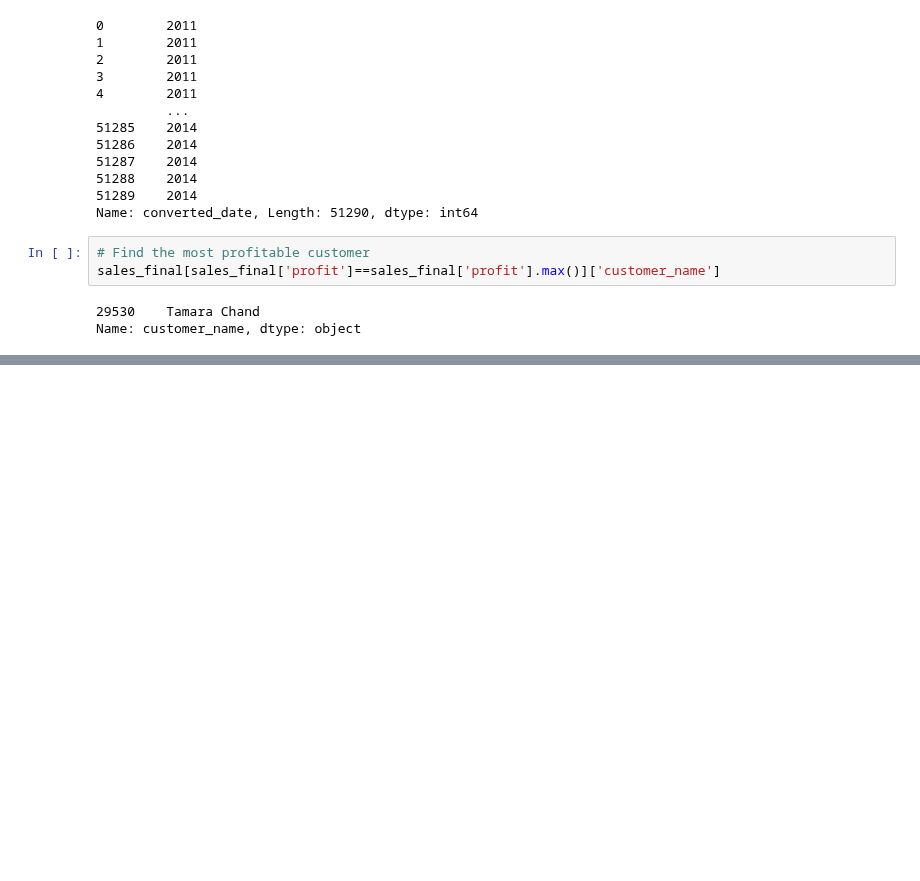
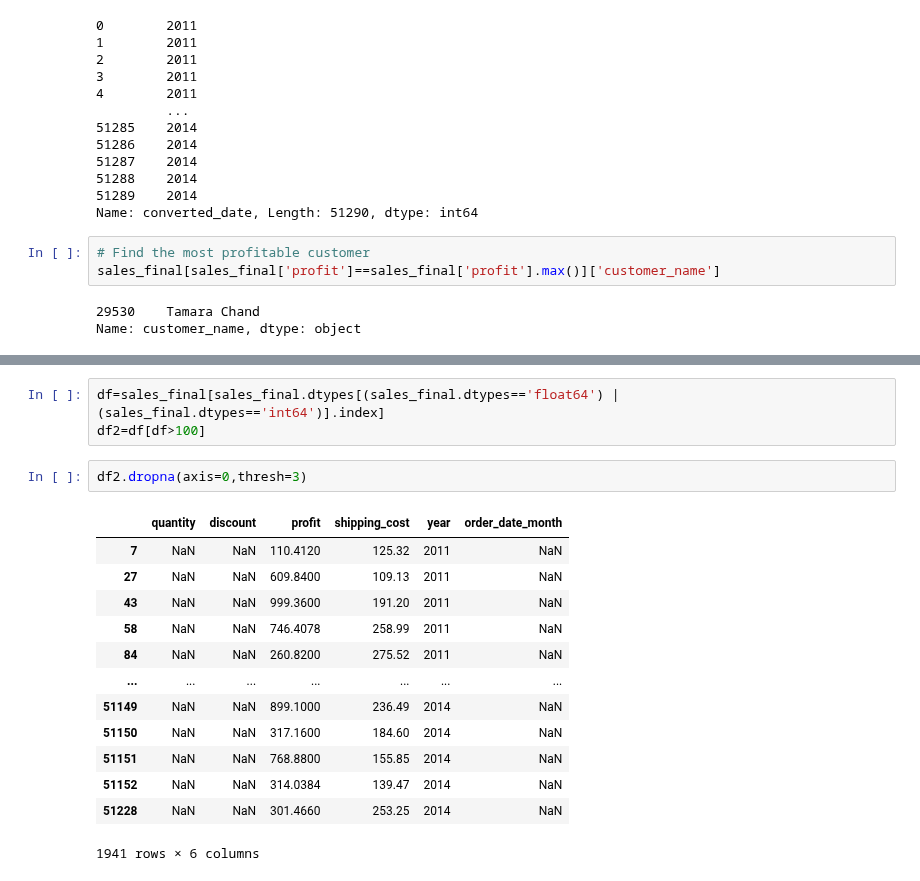
Before and after one commit to dvnasutosh/ineurondatascience, a Jupyter notebook: pandas/2.ipynb, the cells around one changed output, grey strips where cells are left out. Drawn from its saved outputs; the diff is of its cells as text; blank space fills up the shorter version.

```diff
--- a/pandas/2.ipynb
+++ b/pandas/2.ipynb
@@ -164,0 +236,19 @@ hell
+# %%
+df=sales_final[sales_final.dtypes[(sales_final.dtypes=='float64') | (sales_final.dtypes=='int64')].index]
+df2=df[df>100]
+# %%
+df2.dropna(axis=0,thresh=3)
+# %% [output]
+|  | quantity | discount | profit | shipping_cost | year | order_date_month |
+| 7 | NaN | NaN | 110.4120 | 125.32 | 2011 | NaN |
+| 27 | NaN | NaN | 609.8400 | 109.13 | 2011 | NaN |
+| 43 | NaN | NaN | 999.3600 | 191.20 | 2011 | NaN |
+| 58 | NaN | NaN | 746.4078 | 258.99 | 2011 | NaN |
+| 84 | NaN | NaN | 260.8200 | 275.52 | 2011 | NaN |
+| ... | ... | ... | ... | ... | ... | ... |
+| 51149 | NaN | NaN | 899.1000 | 236.49 | 2014 | NaN |
+| 51150 | NaN | NaN | 317.1600 | 184.60 | 2014 | NaN |
+| 51151 | NaN | NaN | 768.8800 | 155.85 | 2014 | NaN |
+| 51152 | NaN | NaN | 314.0384 | 139.47 | 2014 | NaN |
+| 51228 | NaN | NaN | 301.4660 | 253.25 | 2014 | NaN |
+1941 rows × 6 columns
```
Also changed, not shown: parts of 16 cells of this notebook, 9 other files.
